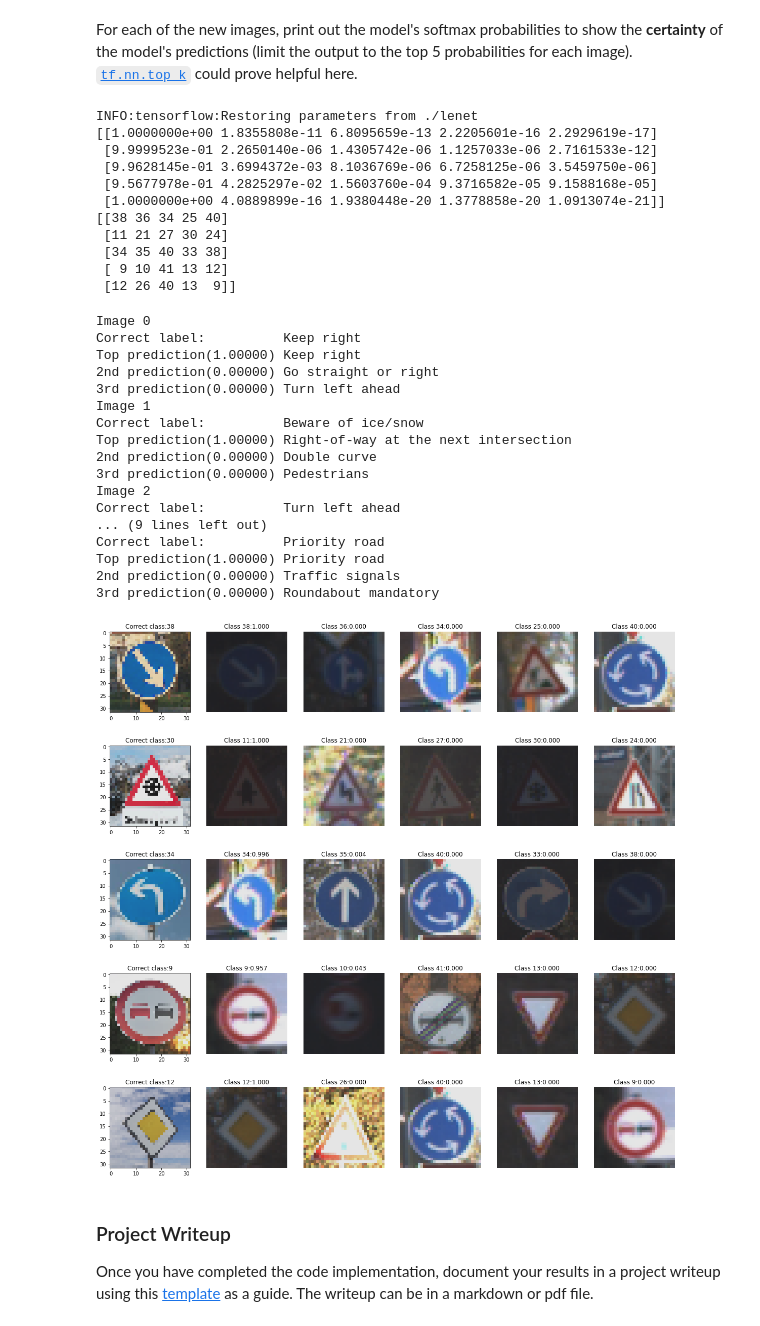
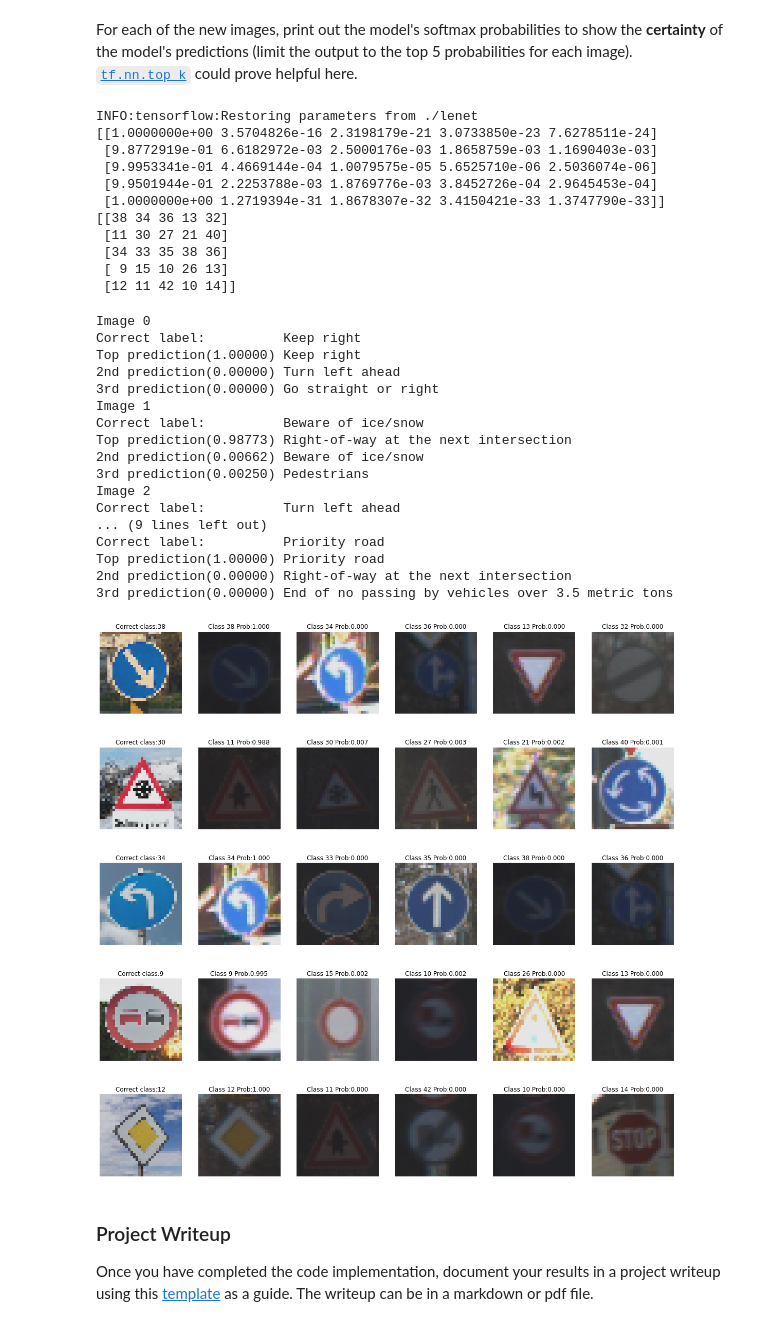
Before and after one commit to Zulkhuu/self-driving-car, a Jupyter notebook: P3_traffic_sign_classifier/Traffic_Sign_Classifier.ipynb, the cells around one changed output. Drawn from its saved outputs; the diff is of its cells as text; code cells hidden in the pictures.

```diff
--- a/P3_traffic_sign_classifier/Traffic_Sign_Classifier.ipynb
+++ b/P3_traffic_sign_classifier/Traffic_Sign_Classifier.ipynb
@@ -274,7 +270,7 @@ A validation set can be used to assess how well the model is performing. A low a
 sets imply underfitting. A high accuracy on the training set but low accuracy on the validation set implies overfitting.
 # %%
 # Hyperparameters
-EPOCHS = 10
+EPOCHS = 20
 BATCH_SIZE = 256
 rate = 0.001
 
@@ -460,16 +475,16 @@ with tf.Session() as sess:
     print(top_k.indices)
 # %% [output]
 INFO:tensorflow:Restoring parameters from ./lenet
-[[1.0000000e+00 1.8355808e-11 6.8095659e-13 2.2205601e-16 2.2929619e-17]
- [9.9999523e-01 2.2650140e-06 1.4305742e-06 1.1257033e-06 2.7161533e-12]
- [9.9628145e-01 3.6994372e-03 8.1036769e-06 6.7258125e-06 3.5459750e-06]
- [9.5677978e-01 4.2825297e-02 1.5603760e-04 9.3716582e-05 9.1588168e-05]
- [1.0000000e+00 4.0889899e-16 1.9380448e-20 1.3778858e-20 1.0913074e-21]]
-[[38 36 34 25 40]
- [11 21 27 30 24]
- [34 35 40 33 38]
- [ 9 10 41 13 12]
- [12 26 40 13  9]]
+[[1.0000000e+00 3.5704826e-16 2.3198179e-21 3.0733850e-23 7.6278511e-24]
+ [9.8772919e-01 6.6182972e-03 2.5000176e-03 1.8658759e-03 1.1690403e-03]
+ [9.9953341e-01 4.4669144e-04 1.0079575e-05 5.6525710e-06 2.5036074e-06]
+ [9.9501944e-01 2.2253788e-03 1.8769776e-03 3.8452726e-04 2.9645453e-04]
+ [1.0000000e+00 1.2719394e-31 1.8678307e-32 3.4150421e-33 1.3747790e-33]]
+[[38 34 36 13 32]
+ [11 30 27 21 40]
+ [34 33 35 38 36]
+ [ 9 15 10 26 13]
+ [12 11 42 10 14]]
 # %%
 for i in range(k):
     print(f"Image {i}")
@@ -481,37 +496,37 @@ for i in range(k):
 Image 0
 Correct label:          Keep right
 Top prediction(1.00000) Keep right
-2nd prediction(0.00000) Go straight or right
-3rd prediction(0.00000) Turn left ahead
+2nd prediction(0.00000) Turn left ahead
+3rd prediction(0.00000) Go straight or right
 Image 1
 Correct label:          Beware of ice/snow
-Top prediction(1.00000) Right-of-way at the next intersection
-2nd prediction(0.00000) Double curve
-3rd prediction(0.00000) Pedestrians
+Top prediction(0.98773) Right-of-way at the next intersection
+2nd prediction(0.00662) Beware of ice/snow
+3rd prediction(0.00250) Pedestrians
 Image 2
 Correct label:          Turn left ahead
 ... (9 lines left out)
 Correct label:          Priority road
 Top prediction(1.00000) Priority road
-2nd prediction(0.00000) Traffic signals
-3rd prediction(0.00000) Roundabout mandatory
+2nd prediction(0.00000) Right-of-way at the next intersection
+3rd prediction(0.00000) End of no passing by vehicles over 3.5 metric tons
 # %%
 fig, axs = plt.subplots(num_examples, k+1)
 fig.set_size_inches(20, 20)
 for i in range(num_examples):
     for j in range(k+1):
+        axs[i][j].axis('off')
         if j == 0:
             axs[i][j].set_title(f"Correct class:{labels[i]}")
             axs[i][j].imshow(images[i])
         else:
             idx = np.argwhere(y_train == top_k.indices[i][j-1])[0][0]
             example_img = X_train_processed[idx,:,:,:]
-            axs[i][j].axis('off')
-            axs[i][j].set_title(f"Class {top_k.indices[i][j-1]}:{top_k.values[i][j-1]:.03f}")
+            axs[i][j].set_title(f"Class {top_k.indices[i][j-1]} Prob:{top_k.values[i][j-1]:.03f}")
             axs[i][j].imshow(example_img)
 plt.show()
 # %% [output]
-[figure, old version]
+[figure, new version]
 # %% [markdown]
 ### Project Writeup
 
```
Also changed, not shown: parts of 11 cells of this notebook, 1 other file.
